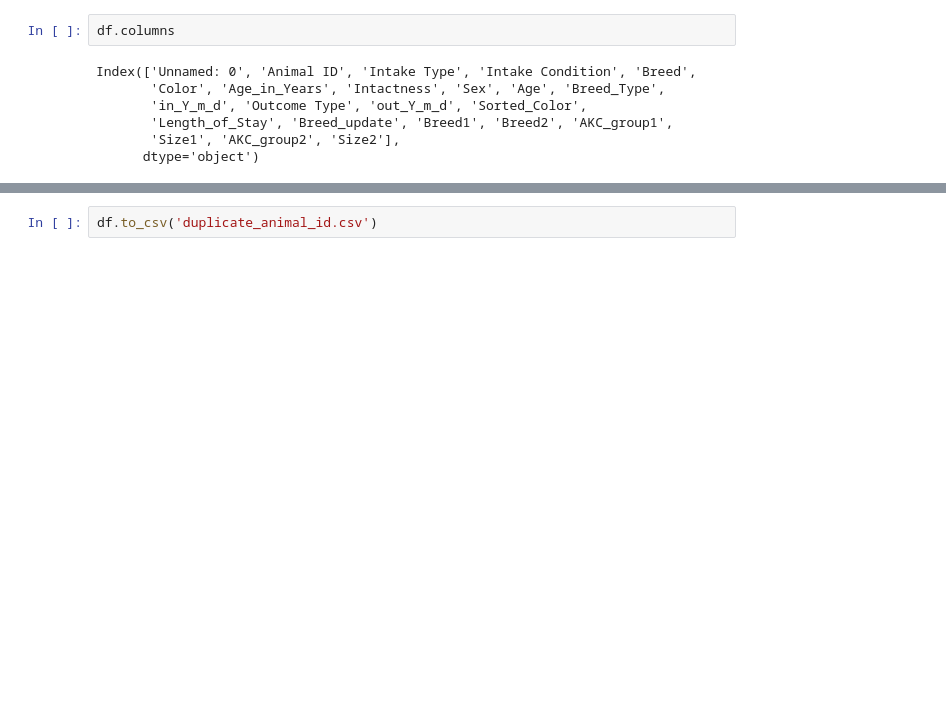
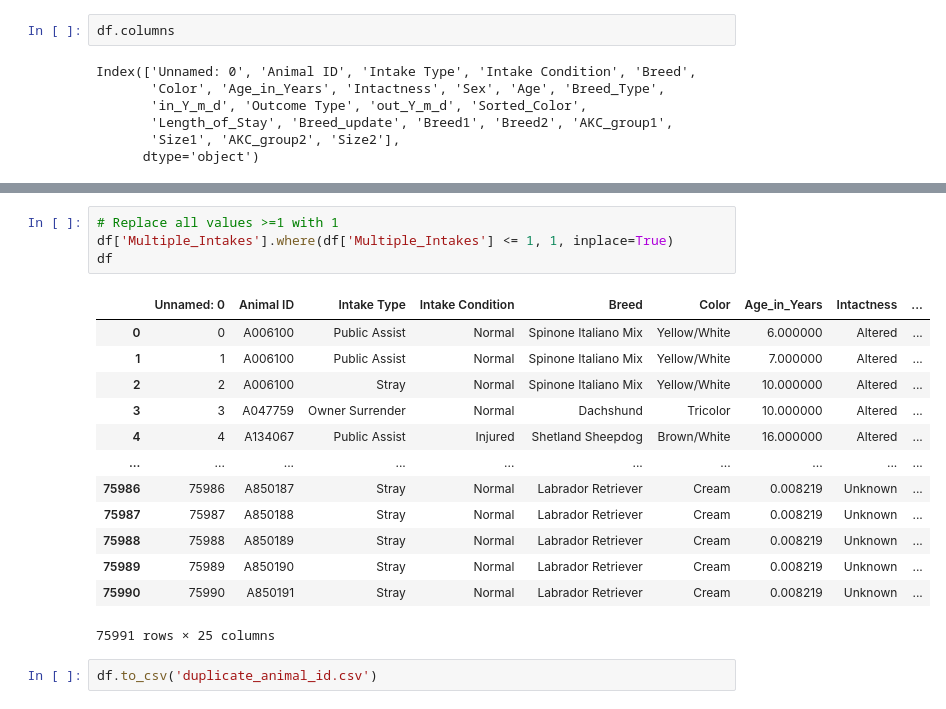
Before and after one commit to M-Outlaw/BootCamp-Mod-20-Animal_Shelter_Analysis, a Jupyter notebook: Multiple_Intakes.ipynb, the cells around one changed output, grey strips where cells are left out. Cells and saved outputs as stored; diff of their text form; blank space fills up the shorter version.

```diff
--- a/Multiple_Intakes.ipynb
+++ b/Multiple_Intakes.ipynb
@@ -142,2 +95,20 @@ df.head(20)
+# %%
+# Replace all values >=1 with 1
+df['Multiple_Intakes'].where(df['Multiple_Intakes'] <= 1, 1, inplace=True)
+df
+# %% [output]
+|  | Unnamed: 0 | Animal ID | Intake Type | Intake Condition | Breed | Color | Age_in_Years | Intactness | ... |
+| 0 | 0 | A006100 | Public Assist | Normal | Spinone Italiano Mix | Yellow/White | 6.000000 | Altered | ... |
+| 1 | 1 | A006100 | Public Assist | Normal | Spinone Italiano Mix | Yellow/White | 7.000000 | Altered | ... |
+| 2 | 2 | A006100 | Stray | Normal | Spinone Italiano Mix | Yellow/White | 10.000000 | Altered | ... |
+| 3 | 3 | A047759 | Owner Surrender | Normal | Dachshund | Tricolor | 10.000000 | Altered | ... |
+| 4 | 4 | A134067 | Public Assist | Injured | Shetland Sheepdog | Brown/White | 16.000000 | Altered | ... |
+| ... | ... | ... | ... | ... | ... | ... | ... | ... | ... |
+| 75986 | 75986 | A850187 | Stray | Normal | Labrador Retriever | Cream | 0.008219 | Unknown | ... |
+| 75987 | 75987 | A850188 | Stray | Normal | Labrador Retriever | Cream | 0.008219 | Unknown | ... |
+| 75988 | 75988 | A850189 | Stray | Normal | Labrador Retriever | Cream | 0.008219 | Unknown | ... |
+| 75989 | 75989 | A850190 | Stray | Normal | Labrador Retriever | Cream | 0.008219 | Unknown | ... |
+| 75990 | 75990 | A850191 | Stray | Normal | Labrador Retriever | Cream | 0.008219 | Unknown | ... |
+75991 rows × 25 columns
 # %%
 df.to_csv('duplicate_animal_id.csv')
```
Also changed, not shown: parts of 6 cells of this notebook.
